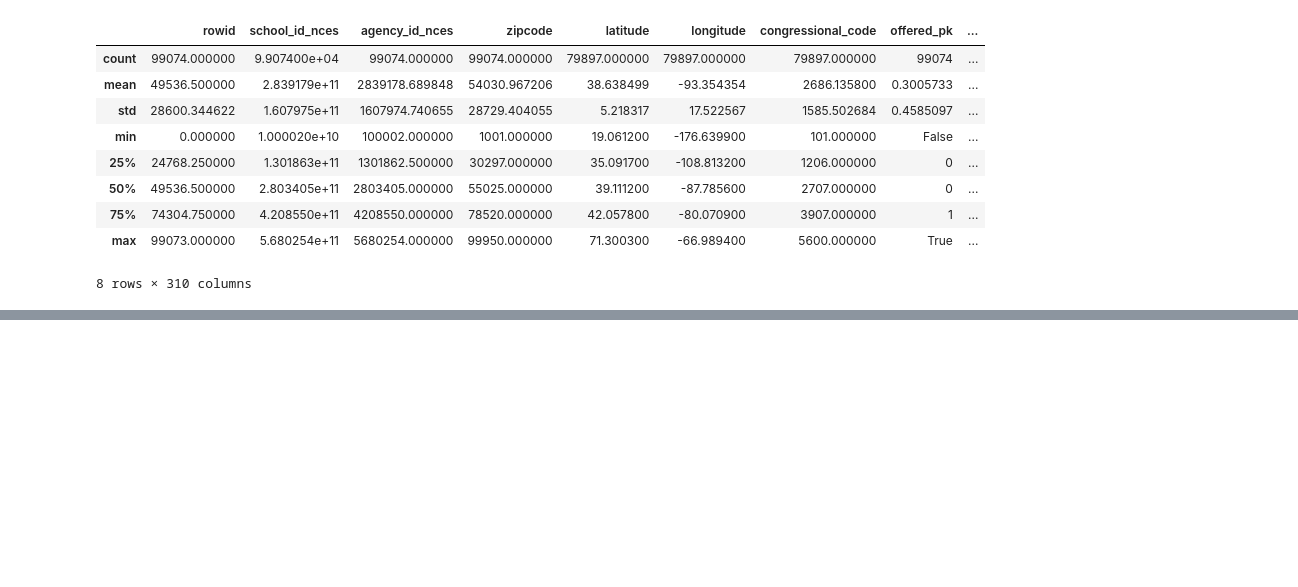
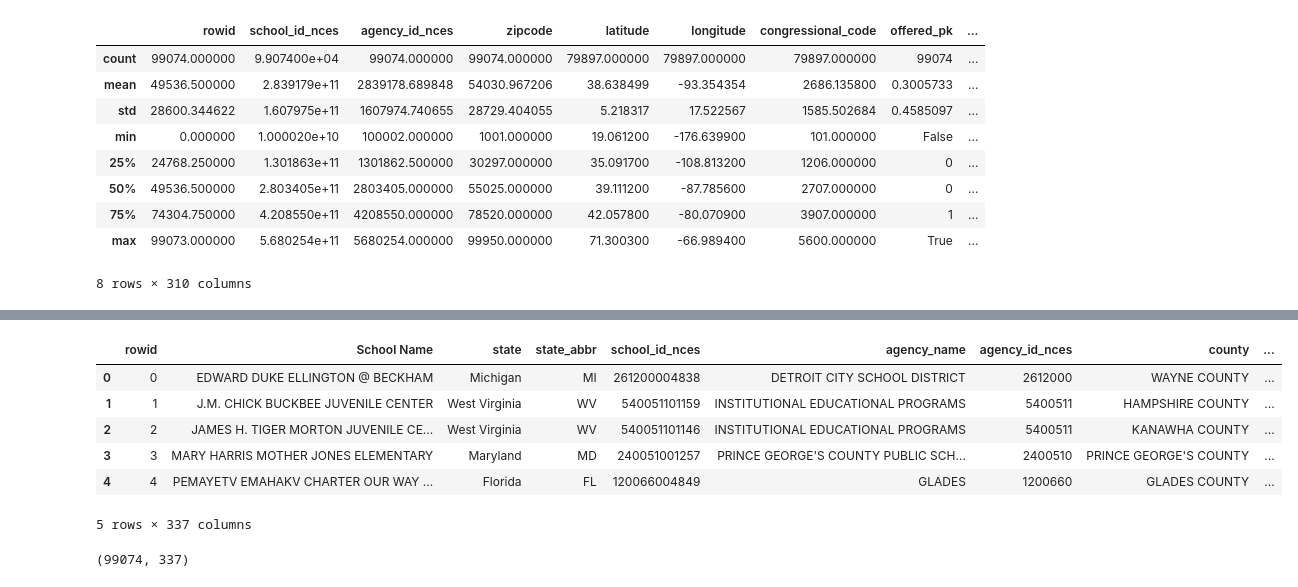
Before and after one commit to ashwindeo/dataschoolers, a Jupyter notebook: EDA_school.ipynb, the cells around one changed output, grey strips where cells are left out. Cells and saved outputs as stored; diff of their text form; code cells hidden in the pictures; blank space fills up the shorter version.

Commit message:
Committed EDA_School

```diff
--- a/EDA_school.ipynb
+++ b/EDA_school.ipynb
@@ -89,5 +97,6 @@ def df_desc(in_DF):
 # %%
 INVALID_COLUMNS=[]
-df_col_uv, INVALID_COLUMNS = df_desc(school_df)
+INDICATOR_COLUMNS = []
+df_col_uv, INVALID_COLUMNS, INDICATOR_COLUMNS = df_desc(school_df)
 df_col_uv.to_csv("tempdata/schools_cols_uniq_val.csv")
 # %%
@@ -117,0 +142,11 @@ dtype: int64
+# %%
+school_dftouse = school_df.copy(deep=True)
+# %%
+#Renaming Indicators columns list
+for i, icol in enumerate(INDICATOR_COLUMNS):
+    school_dftouse.rename(columns={icol : 'i_'+icol}, inplace=True)
+    INDICATOR_COLUMNS[i] = 'i_'+icol
+# %%
+#Adding teacher_fulltime to indicators list
+school_dftouse['i_teacher_fulltime']=1*(school_dftouse.teacher_fulltime > 0)
+INDICATOR_COLUMNS.append('i_teacher_fulltime')
@@ -117,0 +198,14 @@ dtype: int64
+# %%
+school_dftouse.head()
+# %% [output]
+|  | rowid | ﻿School Name | state | state_abbr | school_id_nces | agency_name | agency_id_nces | county | ... |
+| 0 | 0 | EDWARD DUKE ELLINGTON @ BECKHAM | Michigan | MI | 261200004838 | DETROIT CITY SCHOOL DISTRICT | 2612000 | WAYNE COUNTY | ... |
+| 1 | 1 | J.M. CHICK BUCKBEE JUVENILE CENTER | West Virginia | WV | 540051101159 | INSTITUTIONAL EDUCATIONAL PROGRAMS | 5400511 | HAMPSHIRE COUNTY | ... |
+| 2 | 2 | JAMES H. TIGER MORTON JUVENILE CE... | West Virginia | WV | 540051101146 | INSTITUTIONAL EDUCATIONAL PROGRAMS | 5400511 | KANAWHA COUNTY | ... |
+| 3 | 3 | MARY HARRIS MOTHER JONES ELEMENTARY | Maryland | MD | 240051001257 | PRINCE GEORGE'S COUNTY PUBLIC SCH... | 2400510 | PRINCE GEORGE'S COUNTY | ... |
+| 4 | 4 | PEMAYETV EMAHAKV CHARTER OUR WAY ... | Florida | FL | 120066004849 | GLADES | 1200660 | GLADES COUNTY | ... |
+5 rows × 337 columns
+# %%
+school_dftouse.shape
+# %% [output]
+(99074, 337)
```
Also changed, not shown: parts of 7 cells of this notebook.
